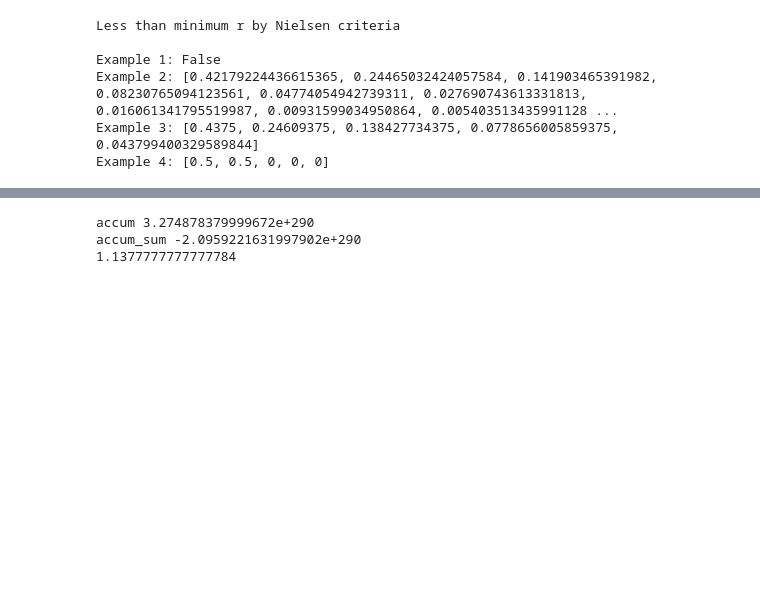
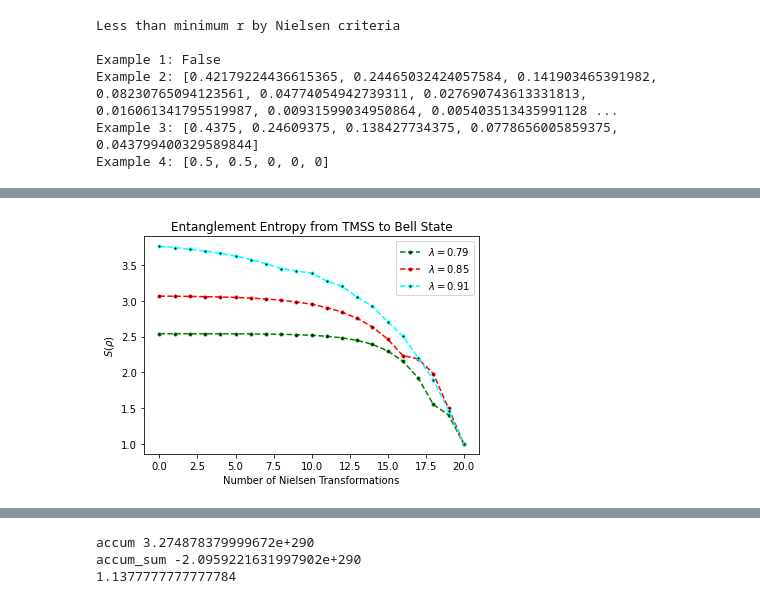
Before and after one commit to Ruchir555/State-Transfer-between-CV-Bosonic-Modes-and-Qubits, a Jupyter notebook: T_parameter_finder.ipynb, the cells around one changed output, grey strips where cells are left out. Cells and saved outputs as stored; diff of their text form; code cells hidden in the pictures; blank space fills up the shorter version.

```diff
--- a/T_parameter_finder.ipynb
+++ b/T_parameter_finder.ipynb
@@ -304,0 +295,18 @@ a
+# %%
+def find_k_idx_2(x, y, first_x_idx = 0, reOrder = False): #Find the k-index such that y_k <= x_1 <= y_{k-1}.
+  if (reOrder == True):   #don't automatically sort
+    x = bubbleSort(x)
+    y = bubbleSort(y)
+
+  else:
+    # x1 = x[0]
+    x1 = x[first_x_idx]
+
+    for k in range(first_x_idx, len(y)):
+      if (y[k] <= x1 <= y[k-1]):
+        return k
+
+# Test Code:
+xx = [55, 25, 15, 5]
+yy = [60, 30, 5, 5]
+print(find_k_idx_2(xx, yy, 2))
@@ -304,0 +442,63 @@ a
+# %%
+# Plot the entanglement entropy S(p) of the quantum transition from |Tn...T2T1B> --> |B>, for some upper cutoff n.
+
+def entanglement_entropy_sequence(N, lamb):  #get the entanglement entropy sequence from |TN...T2T1B> --> |B>. x is majorized by y
+  R = generateTMSSvector(math.atanh(lamb), N)
+  B = generateBellstate_reduced(N+1)    #generate one larger so that last t-transform is captured
+  entanglement_entropy_list = [1] #Bell State
+
+  for i in range(1, N+1):   #N times
+    t, k, B_new = single_t_transform(R, B, checkLength=False)
+    entanglement_entropy_list += [entanglement_entropy_schmidt_form(B_new)]
+    B = B_new
+
+    if (i==N+1):
+      entanglement_entropy_list[-1] += entanglement_entropy_schmidt_form(y_new[-1])   #correcting the N+1th term that was incorrectly added
+
+  return list(reversed(entanglement_entropy_list))  #reverse because we want to plot from |Tn...T2T1B> --> |B> in that order
+
+
+# TEST CODE:
+lamb1 = 0.79
+lamb2 = 0.85
+lamb3 = 0.91
+lamb4 = 0.97
+N = 20
+R = generateTMSSvector(math.atanh(lamb1), N)
+B = generateBellstate_reduced(N+1)    #generate one larger so that last t-transform is captured
+print(R)
+print(B)
+S_rho1 = entanglement_entropy_sequence(N, lamb1)
+print(S_rho1)
+S_rho2 = entanglement_entropy_sequence(N, lamb2)
+print(S_rho2)
+S_rho3 = entanglement_entropy_sequence(N, lamb3)
+print(S_rho3)
+# S_rho4 = entanglement_entropy_sequence(N, lamb4)
+# print(S_rho4)
+
+# Plot:
+
+plt.plot(S_rho1, color='green', linestyle='dashed', marker='o',
+     markerfacecolor='black', markersize=3, label = r"$\lambda = $" + str(lamb1))
+plt.plot(S_rho2, color='red', linestyle='dashed', marker='o',
+     markerfacecolor='black', markersize=3, label = r"$\lambda = $" + str(lamb2))
+plt.plot(S_rho3, color='cyan', linestyle='dashed', marker='o',
+     markerfacecolor='black', markersize=3, label = r"$\lambda = $" + str(lamb3))
+# plt.plot(S_rho4, color='magenta', linestyle='dashed', marker='o',
+#      markerfacecolor='black', markersize=3, label = r"$\lambda = $" + str(lamb4))
+plt.title("Entanglement Entropy from TMSS to Bell State")
+plt.xlabel('Number of Nielsen Transformations')
+plt.ylabel(r'$S(\rho)$')
+plt.legend()
+plt.show()
+
+r1 = math.atanh(lamb1)
+r2 = math.atanh(lamb2)
+r3 = math.atanh(lamb3)
+r4 = math.atanh(lamb4)
+print("S(r1)", (math.cosh(r1))**2 * math.log2((math.cosh(r1))**2) - (math.sinh(r1))**2 * math.log2((math.sinh(r1))**2))
+print("S(r2)", (math.cosh(r2))**2 * math.log2((math.cosh(r2))**2) - (math.sinh(r2))**2 * math.log2((math.sinh(r2))**2))
+print("S(r3)", (math.cosh(r3))**2 * math.log2((math.cosh(r3))**2) - (math.sinh(r3))**2 * math.log2((math.sinh(r3))**2))
+print("S(r4)", (math.cosh(r4))**2 * math.log2((math.cosh(r4))**2) - (math.sinh(r4))**2 * math.log2((math.sinh(r4))**2))
+# %% [output]
@@ -304,0 +522 @@ a
+[figure, added]
```
Also changed, not shown: parts of 59 cells of this notebook.
